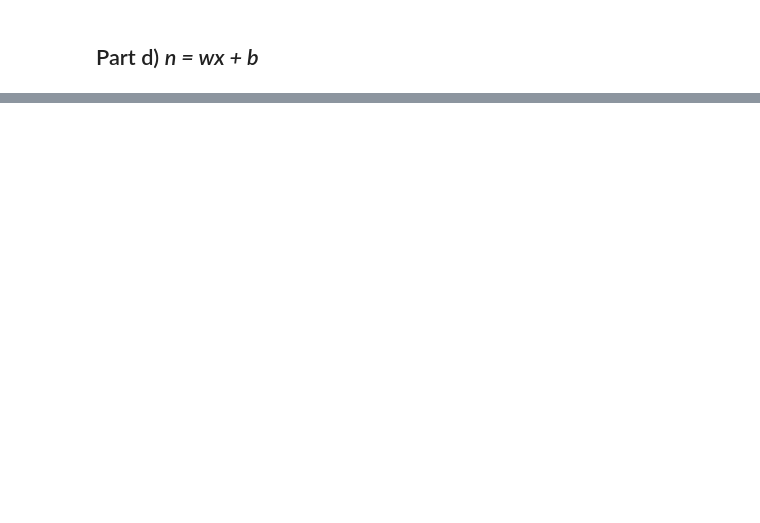
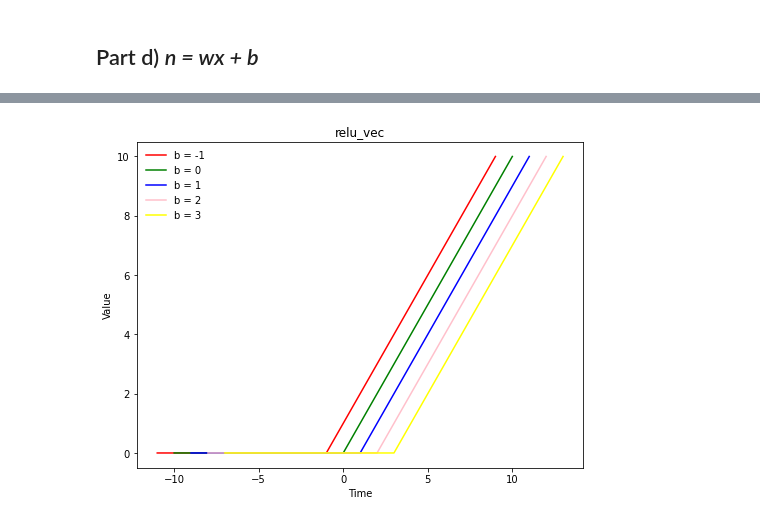
Before and after one commit to kdmalc/CompNeuro, a Jupyter notebook: NSC_HW2/HW2_NB.ipynb, the cells around one changed output, grey strips where cells are left out. Saved outputs shown, nothing was run; the diff lists cells and outputs as text; code cells hidden in the pictures; blank space fills up the shorter version.

```diff
--- a/NSC_HW2/HW2_NB.ipynb
+++ b/NSC_HW2/HW2_NB.ipynb
@@ -81,0 +83,23 @@ plot_me(n, relu_vec, "Vectorization", "Rectified Linear Unit Function", legend_l
+# %%
+def vary_biases(x, func, w, b, legend_loc='upper left'):
+    # Initialise the figure and axes.
+    fig, ax = plt.subplots(1, figsize=(8, 6))
+    # Draw all the lines in the same plot, assigning a label for each one
+    color_arr = ['red', 'green', 'blue', 'pink', 'yellow']
+    for idx in range(len(b)):
+        b_temp = b[idx]
+        n = w*x + b_temp
+        my_label = f"b = {b_temp}"
+        ax.plot(n, func(n, b_temp), color=color_arr[idx], label=my_label)
+    # Labels
+    plt.title(str(func.__name__))
+    plt.xlabel("Time")
+    plt.ylabel("Value")
+    plt.legend(loc=legend_loc, frameon=False)
+    plt.show()
+# %%
+x = np.arange(-10,11)
+b = [-1, 0, 1, 2, 3]
+w = [1] * len(x)  # No weighting applied
+
+vary_biases(x, alpha_vec, w, b)
@@ -81,0 +108,4 @@ plot_me(n, relu_vec, "Vectorization", "Rectified Linear Unit Function", legend_l
+# %%
+vary_biases(x, relu_vec, w, b)
+# %% [output]
+[figure, added]
```
Also changed, not shown: parts of 7 cells of this notebook.
